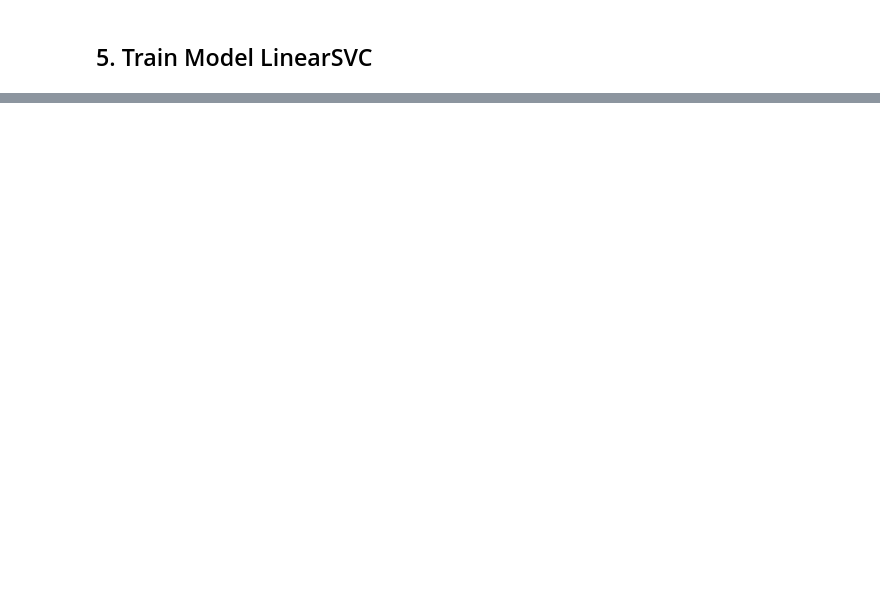
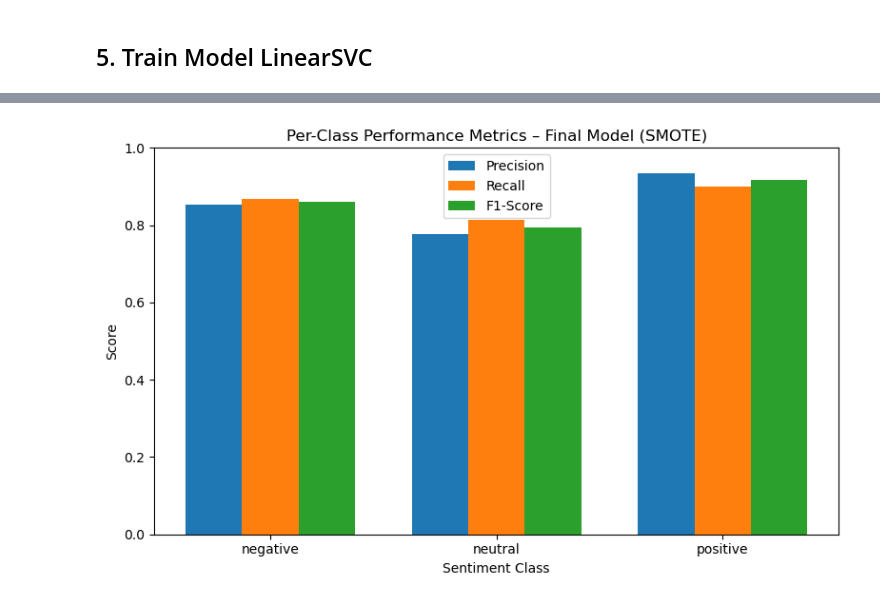
Before and after one commit to iramme/SONAR_TOKEN, a Jupyter notebook: final_model.ipynb, the cells around one changed output, grey strips where cells are left out. Cells and saved outputs as stored; diff of their text form; code cells hidden in the pictures; blank space fills up the shorter version.

```diff
--- a/final_model.ipynb
+++ b/final_model.ipynb
@@ -176,0 +205,36 @@ weighted avg       0.87      0.87      0.87     57907
+# %%
+
+
+# Générer le classification report sous forme de dictionnaire
+report = classification_report(y_test, y_pred, output_dict=True)
+
+# Classes à afficher
+classes = ['negative', 'neutral', 'positive']
+
+# Extraction des métriques
+precision = [report[c]['precision'] for c in classes]
+recall    = [report[c]['recall'] for c in classes]
+f1_score  = [report[c]['f1-score'] for c in classes]
+
+# Positions des barres
+x = np.arange(len(classes))
+width = 0.25
+
+# Création du graphique
+plt.figure(figsize=(8, 5))
+plt.bar(x - width, precision, width, label='Precision')
+plt.bar(x, recall, width, label='Recall')
+plt.bar(x + width, f1_score, width, label='F1-Score')
+
+plt.xlabel("Sentiment Class")
+plt.ylabel("Score")
+plt.title("Per-Class Performance Metrics – Final Model (SMOTE)")
+plt.xticks(x, classes)
+plt.ylim(0, 1)
+plt.legend()
+
+plt.tight_layout()
+plt.savefig("per_class_metrics.png", dpi=300)
+plt.show()
+# %% [output]
+[figure, added]
```
Also changed, not shown: parts of 4 cells of this notebook.
